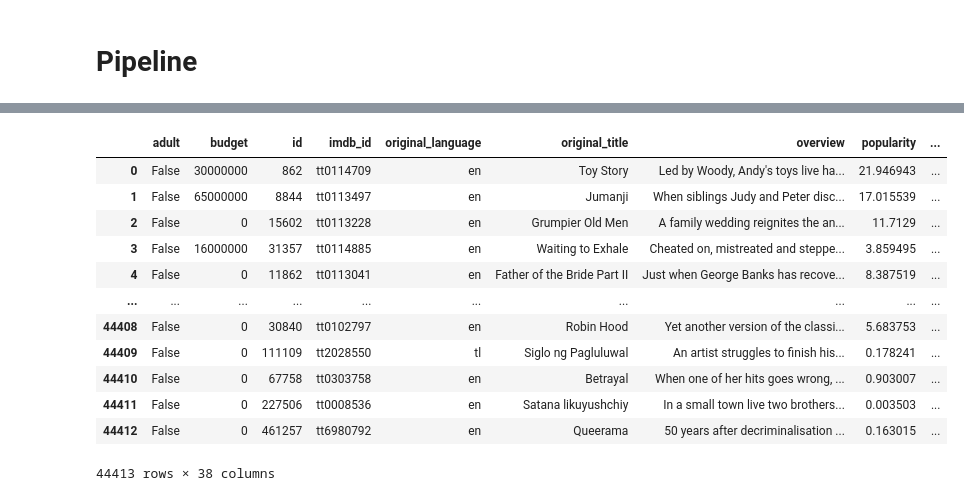
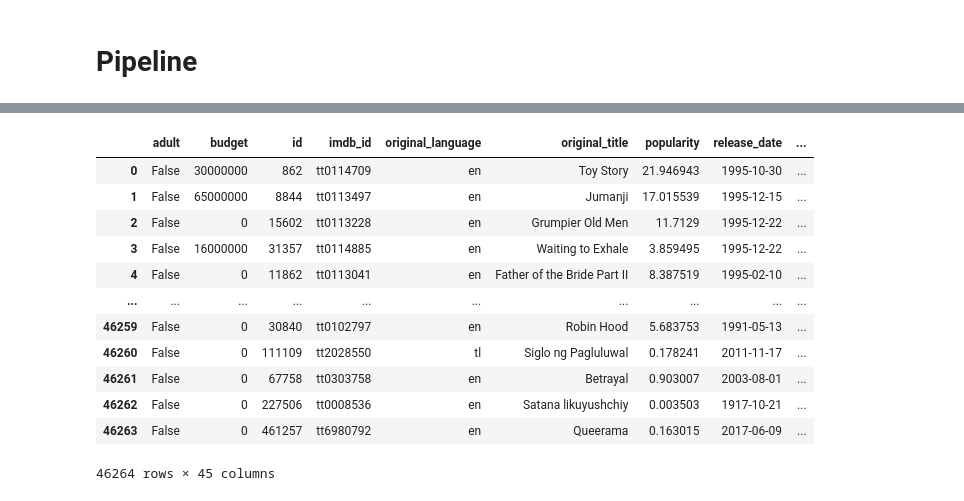
Before and after one commit to DugaldMacintyre/Movie-Recommender, a Jupyter notebook: testing.ipynb, the cells around one changed output, grey strips where cells are left out. Cells and saved outputs as stored; diff of their text form; code cells hidden in the pictures.

```diff
--- a/testing.ipynb
+++ b/testing.ipynb
@@ -138,7 +105,7 @@ msno.bar(md)
 # %%
 def drop_na(df):
    df.dropna(axis=0, subset=['adult', 'budget', 'genres', 'id', 'imdb_id',
-      'original_language', 'original_title', 'overview', 'popularity',
+      'original_language', 'original_title', 'popularity',
       'release_date', 'revenue', 'runtime', 'spoken_languages', 'title',
       'vote_average', 'vote_count', 'year'], inplace = True)
 
@@ -177,27 +173,66 @@ def process_collection(df):
+# %%
+def filter_keywords(x, s):
+    words = []
+    for i in x:
+        if i in s:
+            words.append(i)
+    return words
+
+def get_keywords(df):
+
+    keywords = pd.read_csv('data/keywords.csv')
+    keywords['id'] = keywords['id'].astype('int')
+    df = df.merge(keywords, on='id')
+
+    df['keywords'] = df['keywords'].apply(literal_eval)
+
+    df['keywords'] = df['keywords'].apply(lambda x: [i['name'] for i in x] if isinstance(x, list) else [])
+
+    s = df.apply(lambda x: pd.Series(x['keywords']),axis=1).stack().reset_index(level=1, drop=True)
+    s.name = 'keyword'
+    s = s.value_counts()
+
+    s = s[s > 1]
+
+    stemmer = SnowballStemmer('english')
+
+    df['keywords'] = df['keywords'].apply(lambda x: filter_keywords(x, s))  # Pass 's' to filter_keywords
+    df['keywords'] = df['keywords'].apply(lambda x: [stemmer.stem(i) for i in x])
+    df['keywords'] = df['keywords'].apply(lambda x: [str.lower(i.replace(" ", "")) for i in x])
+
+    # Could add genres but need to see which columns have 1s in
+    df['soup'] = df['keywords'] + df['cast'] + df['director']
+    df['soup'] = df['soup'].apply(lambda x: ' '.join(x))
+
+    return df
 # %%
+# To Do: drop unnecessary columns, could drop all columns included in soup, fix collection_name
+
 md = (
-    md.pipe(drop_columns)
-      .pipe(clean_year_genres)
+    md.pipe(process_columns)
+      .pipe(drop_columns)
       .pipe(drop_na)
       .pipe(one_hot_genres)
       .pipe(process_collection)
+      .pipe(get_credits)
+      .pipe(get_keywords)
 )
 
 display(md)
 # %% [output]
-|  | adult | budget | id | imdb_id | original_language | original_title | overview | popularity | ... |
-| 0 | False | 30000000 | 862 | tt0114709 | en | Toy Story | Led by Woody, Andy's toys live ha... | 21.946943 | ... |
-| 1 | False | 65000000 | 8844 | tt0113497 | en | Jumanji | When siblings Judy and Peter disc... | 17.015539 | ... |
-| 2 | False | 0 | 15602 | tt0113228 | en | Grumpier Old Men | A family wedding reignites the an... | 11.7129 | ... |
-| 3 | False | 16000000 | 31357 | tt0114885 | en | Waiting to Exhale | Cheated on, mistreated and steppe... | 3.859495 | ... |
-| 4 | False | 0 | 11862 | tt0113041 | en | Father of the Bride Part II | Just when George Banks has recove... | 8.387519 | ... |
+|  | adult | budget | id | imdb_id | original_language | original_title | popularity | release_date | ... |
+| 0 | False | 30000000 | 862 | tt0114709 | en | Toy Story | 21.946943 | 1995-10-30 | ... |
+| 1 | False | 65000000 | 8844 | tt0113497 | en | Jumanji | 17.015539 | 1995-12-15 | ... |
+| 2 | False | 0 | 15602 | tt0113228 | en | Grumpier Old Men | 11.7129 | 1995-12-22 | ... |
+| 3 | False | 16000000 | 31357 | tt0114885 | en | Waiting to Exhale | 3.859495 | 1995-12-22 | ... |
+| 4 | False | 0 | 11862 | tt0113041 | en | Father of the Bride Part II | 8.387519 | 1995-02-10 | ... |
 | ... | ... | ... | ... | ... | ... | ... | ... | ... | ... |
-| 44408 | False | 0 | 30840 | tt0102797 | en | Robin Hood | Yet another version of the classi... | 5.683753 | ... |
-| 44409 | False | 0 | 111109 | tt2028550 | tl | Siglo ng Pagluluwal | An artist struggles to finish his... | 0.178241 | ... |
-| 44410 | False | 0 | 67758 | tt0303758 | en | Betrayal | When one of her hits goes wrong, ... | 0.903007 | ... |
-| 44411 | False | 0 | 227506 | tt0008536 | en | Satana likuyushchiy | In a small town live two brothers... | 0.003503 | ... |
-| 44412 | False | 0 | 461257 | tt6980792 | en | Queerama | 50 years after decriminalisation ... | 0.163015 | ... |
+| 46259 | False | 0 | 30840 | tt0102797 | en | Robin Hood | 5.683753 | 1991-05-13 | ... |
+| 46260 | False | 0 | 111109 | tt2028550 | tl | Siglo ng Pagluluwal | 0.178241 | 2011-11-17 | ... |
+| 46261 | False | 0 | 67758 | tt0303758 | en | Betrayal | 0.903007 | 2003-08-01 | ... |
+| 46262 | False | 0 | 227506 | tt0008536 | en | Satana likuyushchiy | 0.003503 | 1917-10-21 | ... |
+| 46263 | False | 0 | 461257 | tt6980792 | en | Queerama | 0.163015 | 2017-06-09 | ... |
-44413 rows × 38 columns
+46264 rows × 45 columns
 # %%
 msno.bar(md)
 # %% [output]
```
Also changed, not shown: parts of 26 cells of this notebook.
